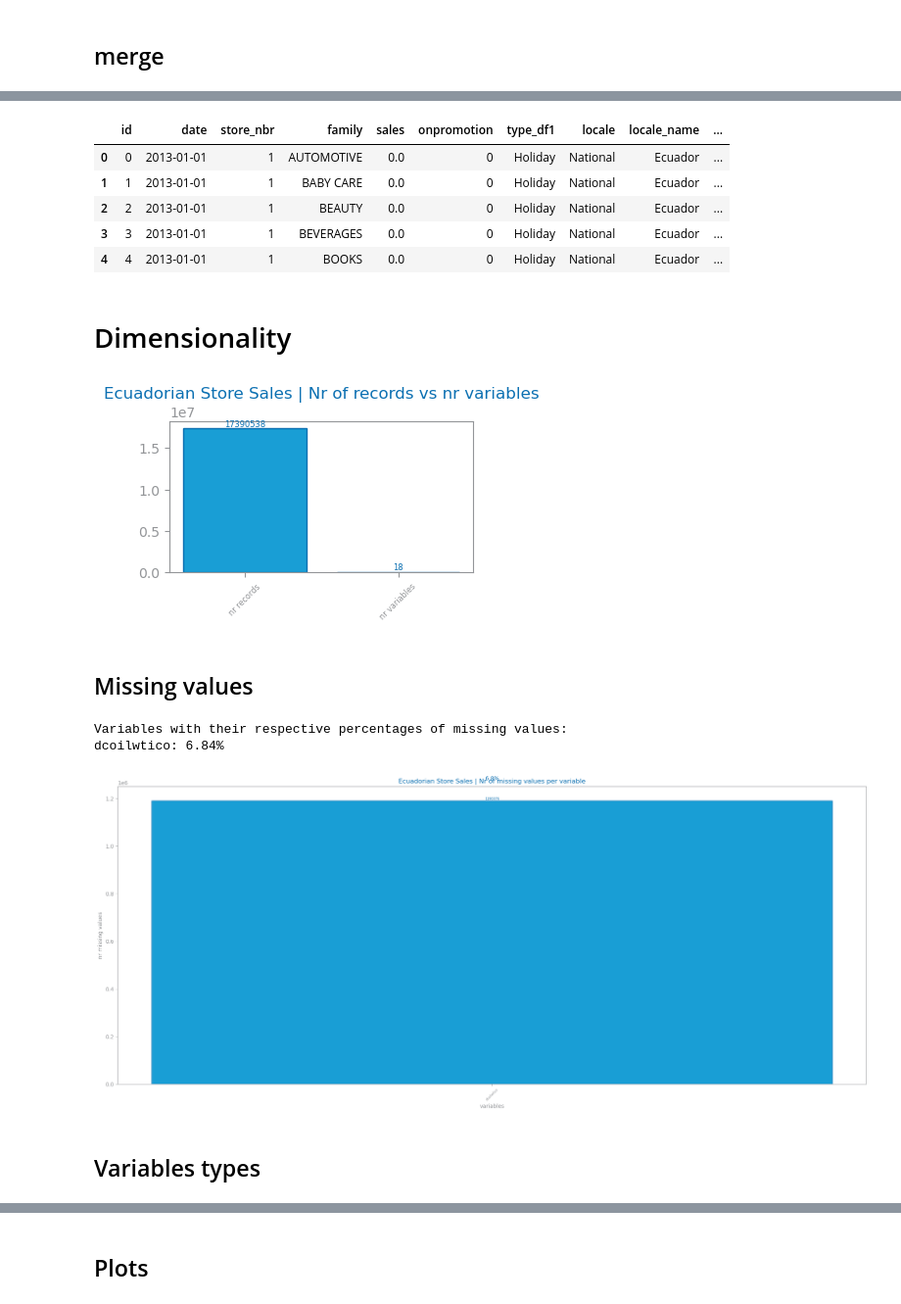
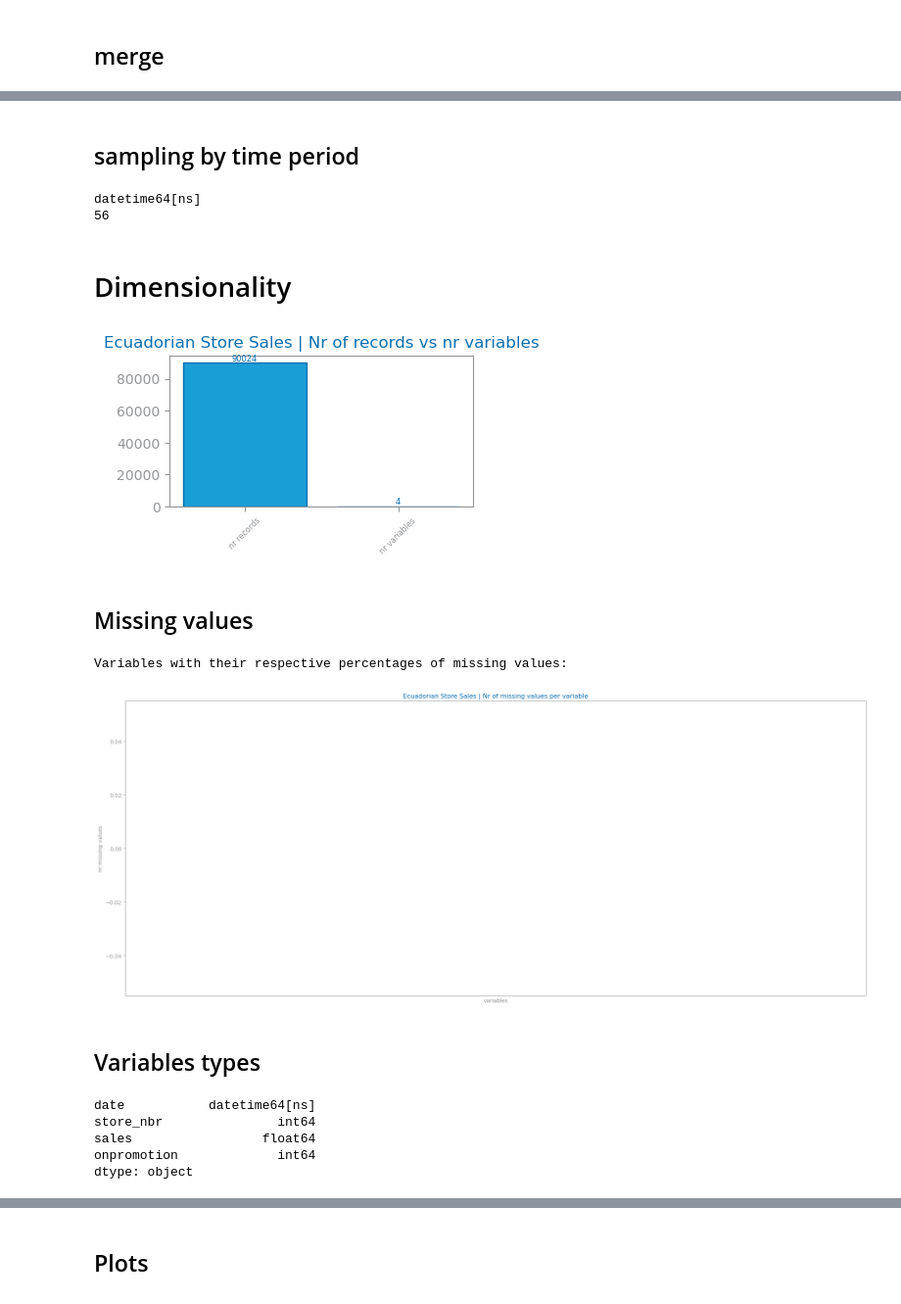
Before and after one commit to jvanalytics/ist_dash_2024_rec, a Jupyter notebook: time_series_forecasting/notebooks/dataset_2_store_sales/0_preproc.ipynb, the cells around one changed output, grey strips where cells are left out. Shown at 98% size. Saved outputs shown, nothing was run; the diff lists cells and outputs as text; code cells hidden in the pictures.

```diff
--- a/time_series_forecasting/notebooks/dataset_2_store_sales/0_preproc.ipynb
+++ b/time_series_forecasting/notebooks/dataset_2_store_sales/0_preproc.ipynb
@@ -16,10 +16,10 @@ print(os.getcwd())
 holidays = pd.read_csv("/Users/cozmaeug/Private/IST PG - DS/DaSH ENG/ist_dash_2024_rec/time_series_forecasting/notebooks/dataset_2_store_sales/dataset/holidays_events.csv")
 oil = pd.read_csv("/Users/cozmaeug/Private/IST PG - DS/DaSH ENG/ist_dash_2024_rec/time_series_forecasting/notebooks/dataset_2_store_sales/dataset/oil.csv")
 stores = pd.read_csv("/Users/cozmaeug/Private/IST PG - DS/DaSH ENG/ist_dash_2024_rec/time_series_forecasting/notebooks/dataset_2_store_sales/dataset/stores.csv")
-transactions = pd.read_csv("/Users/cozmaeug/Private/IST PG - DS/DaSH ENG/ist_dash_2024_rec/time_series_forecasting/notebooks/dataset_2_store_sales/dataset/transactions.csv")
+transactions = pd.read_csv("/Users/cozmaeug/Private/IST PG - DS/DaSH ENG/ist_dash_2024_rec/time_series_forecasting/notebooks/dataset_2_store_sales/dataset/train.csv")
 #test_df = pd.read_csv("/Users/cozmaeug/Private/IST PG - DS/DaSH ENG/ist_dash_2024_rec/time_series_forecasting/dataset_2_store_sales/dataset/test.csv")
 
-#train_df = pd.read_csv("/Users/cozmaeug/Private/IST PG - DS/DaSH ENG/ist_dash_2024_rec/time_series_forecasting/dataset_2_store_sales/dataset/train.csv")
+train_df = pd.read_csv("/Users/cozmaeug/Private/IST PG - DS/DaSH ENG/ist_dash_2024_rec/time_series_forecasting/notebooks/dataset_2_store_sales/dataset/train.csv")
 
 file_tag = "Ecuadorian Store Sales"
 # %%
@@ -133,0 +139,3 @@ test_df.head()
+# %%
+train_df = train_df.drop(columns=["family"])
+train_df.head()
@@ -154,12 +169,17 @@ merged_df = pd.merge(merged_df, stores, on='store_nbr', how='inner', suffixes=('
-# %%
-merged_df.head()
-# %% [output]
-|  | id | date | store_nbr | family | sales | onpromotion | type_df1 | locale | locale_name | ... |
-| 0 | 0 | 2013-01-01 | 1 | AUTOMOTIVE | 0.0 | 0 | Holiday | National | Ecuador | ... |
-| 1 | 1 | 2013-01-01 | 1 | BABY CARE | 0.0 | 0 | Holiday | National | Ecuador | ... |
-| 2 | 2 | 2013-01-01 | 1 | BEAUTY | 0.0 | 0 | Holiday | National | Ecuador | ... |
-| 3 | 3 | 2013-01-01 | 1 | BEVERAGES | 0.0 | 0 | Holiday | National | Ecuador | ... |
-| 4 | 4 | 2013-01-01 | 1 | BOOKS | 0.0 | 0 | Holiday | National | Ecuador | ... |
+# %% [markdown]
+## sampling by time period
+# %%
+# Sample 10% of rows from each month
+train_df["year_month"] = train_df["date"].dt.to_period("M")  # Extract year-month
+train_df = train_df.groupby("year_month").sample(frac=0.03, random_state=42)  # 10% per month
+# %%
+print(train_df["date"].dtype)  # Check if date is in datetime format
+print(train_df["year_month"].nunique())  # Check how many unique months exist
+# %% [output]
+datetime64[ns]
+56
+# %%
+train_df = train_df.drop(columns=["year_month", "id"])
 # %% [markdown]
 # Dimensionality
 # %%
@@ -168,23 +188,23 @@ from pandas import read_csv, DataFrame
 import pandas as pd
 # %%
 figure(figsize=(4, 2))
-values: dict[str, int] = {"nr records": merged_df.shape[0], "nr variables": merged_df.shape[1]}
+values: dict[str, int] = {"nr records": train_df.shape[0], "nr variables": train_df.shape[1]}
 plot_bar_chart(
     list(values.keys()), list(values.values()), title=f"{file_tag} | Nr of records vs nr variables"
 )
 savefig(f"{file_tag}_records_variables.png") #save for later step
 show()
 # %% [output]
-[figure, old version]
+[figure, new version]
 # %% [markdown]
 ## Missing values
 # %%
 mv: dict[str, int] = {}
-total_rows = len(merged_df)
+total_rows = len(train_df)
 
 # Calculate the number of missing values and percentage for each variable
-for var in merged_df.columns:
-    nr: int = merged_df[var].isna().sum()
+for var in train_df.columns:
+    nr: int = train_df[var].isna().sum()
     if nr > 0:
         percentage = (nr / total_rows) * 100
         mv[var] = (nr, percentage)
@@ -220,7 +240,14 @@ for i, (var, perc) in enumerate(zip(variables, percentages)):
 show()
 # %% [output]
 Variables with their respective percentages of missing values:
-dcoilwtico: 6.84%
-[figure, old version]
+[figure, new version]
 # %% [markdown]
 ## Variables types
+# %%
+print(train_df.dtypes)
+# %% [output]
+date           datetime64[ns]
+store_nbr               int64
+sales                 float64
+onpromotion             int64
+dtype: object
```
Also changed, not shown: parts of 34 cells of this notebook, 5 other files.
